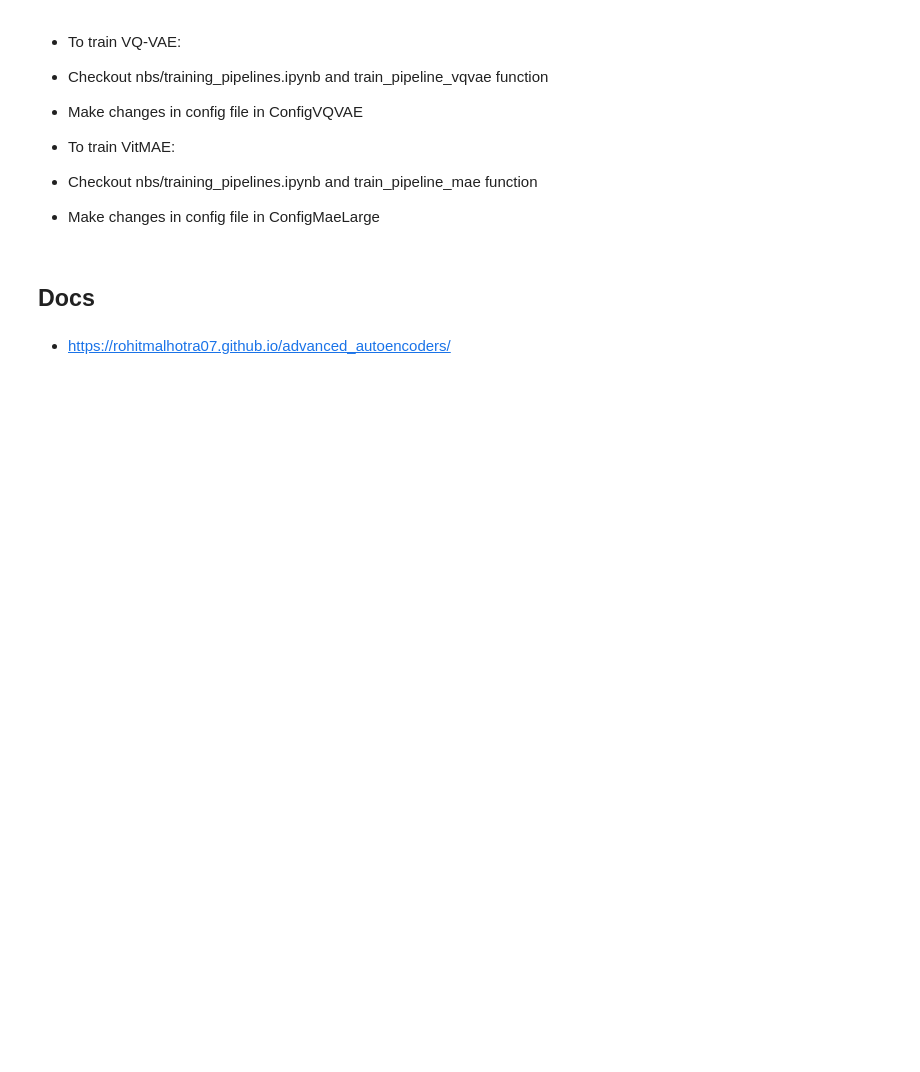
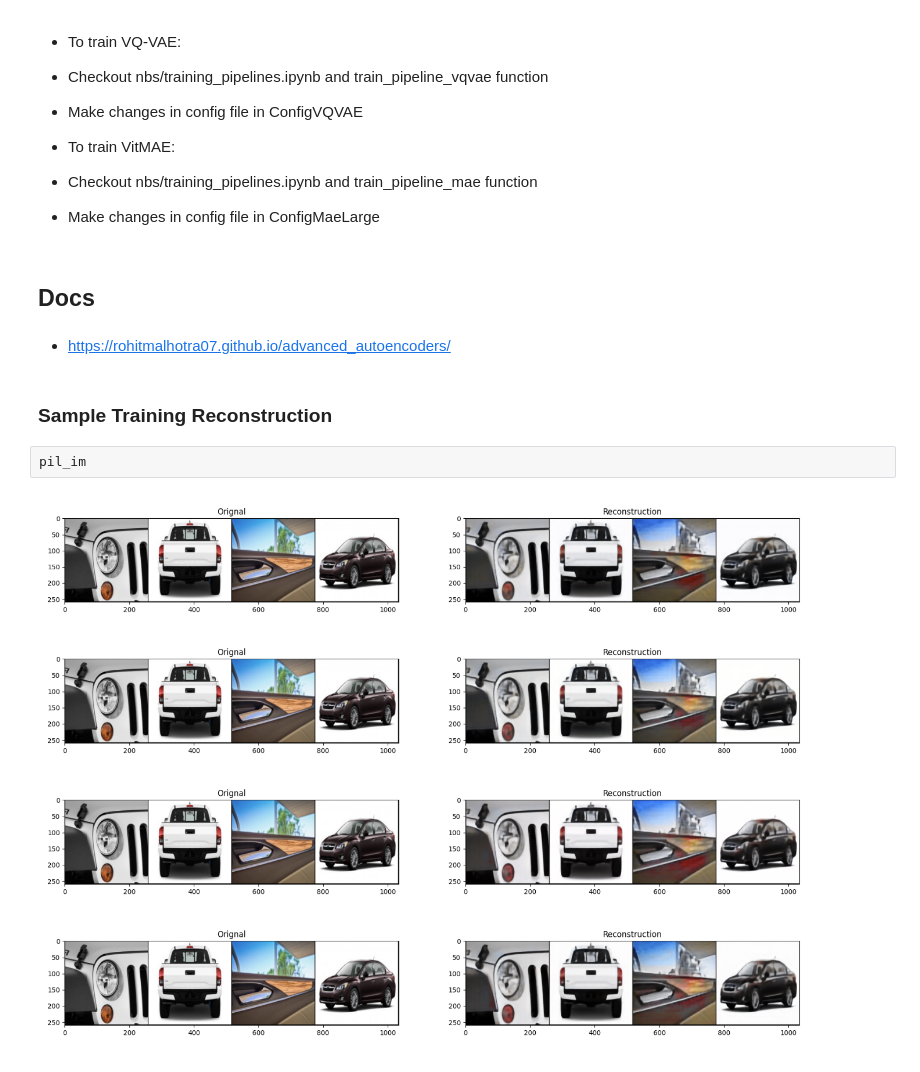
Before and after one commit to rohitMalhotra07/advanced_autoencoders, a Jupyter notebook: _proc/index.ipynb, the cells around one changed output. Drawn from its saved outputs; the diff is of its cells as text; blank space fills up the shorter version.

Commit message:
vqvae training

```diff
--- a/_proc/index.ipynb
+++ b/_proc/index.ipynb
@@ -33,3 +33,9 @@ pip install advanced_autoencoders
 ## Docs
 # %% [markdown]
 * https://rohitmalhotra07.github.io/advanced_autoencoders/
+# %% [markdown]
+### Sample Training Reconstruction
+# %%
+pil_im
+# %% [output]
+[figure, added]
```
Also changed, not shown: 6 other files.
